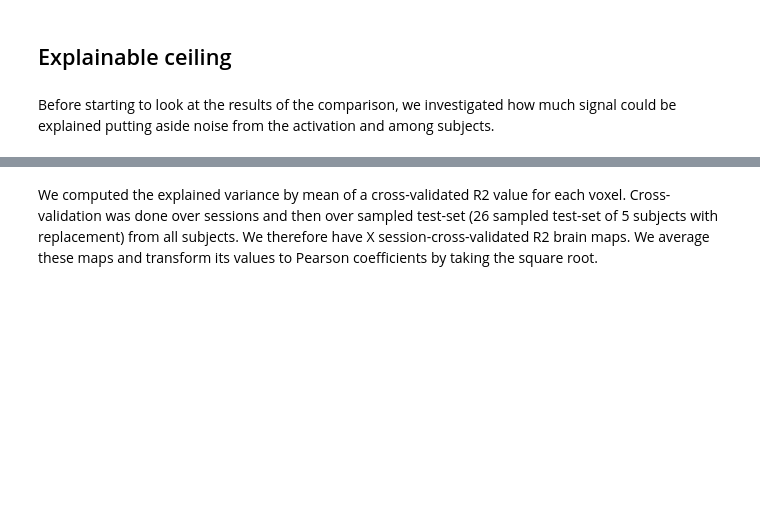
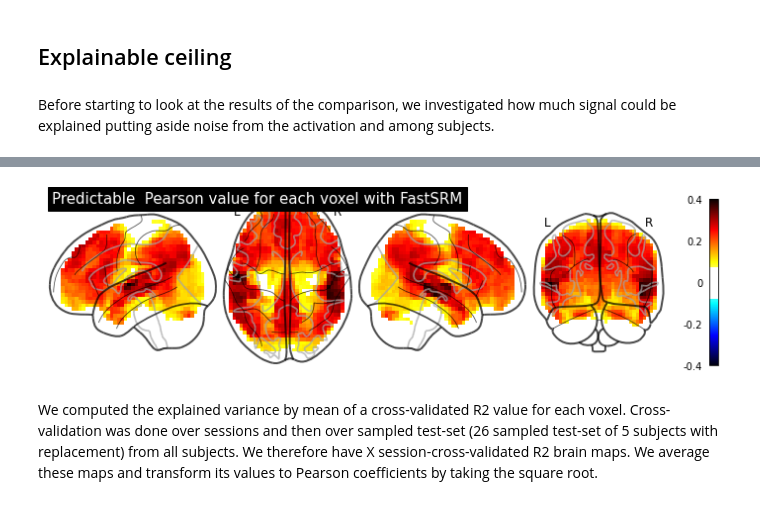
Before and after one commit to AlexandrePsq/LePetitPrince, a Jupyter notebook: fMRI/ModelComparison.ipynb, the cells around one changed output, grey strips where cells are left out. Cells and saved outputs as stored; diff of their text form; code cells hidden in the pictures; blank space fills up the shorter version.

```diff
--- a/fMRI/ModelComparison.ipynb
+++ b/fMRI/ModelComparison.ipynb
@@ -67,0 +73,13 @@ MASKER_PATH = f"/neurospin/unicog/protocols/IRMf/LePetitPrince_Pallier_2018/LePe
+# %%
+logger = Logger(os.path.join(PROJECT_PATH, 'logs.txt'))
+
+global_masker_50 = reporting.fetch_masker(f"{ALL_MASKS_PATH}/global_masker_{language}"
+, language, FMRIDATA_PATH, INPUT_PATH, smoothing_fwhm=None, logger=logger)
+global_masker_95 = reporting.fetch_masker(f"{ALL_MASKS_PATH}/global_masker_95%_{language}"
+, language, FMRIDATA_PATH, INPUT_PATH, smoothing_fwhm=None, logger=logger)
+
+
+original_masker = global_masker_50
+new_masker = global_masker_95
+original_masker.set_params(detrend=False, standardize=False)
+new_masker.set_params(detrend=False, standardize=False)
@@ -80,12 +106,14 @@ gc.collect()
 # %%
 path_to_fast_srm_data = '/neurospin/unicog/protocols/IRMf/LePetitPrince_Pallier_2018/LePetitPrince/oldstuff/fastsrm/'
 # %%
-files = sorted(glob.glob(os.path.join(path_to_fast_srm_data, 'sub-*/R2_sub-*.npy')))
+files = sorted(glob.glob(os.path.join(path_to_fast_srm_data, 'sub-*/Pearson_sub-*.npy')))
 data = [new_masker.inverse_transform(np.load(file_)) for file_ in files]
-img = mean_img(data)
+threshold_img = mean_img(data)
 # %%
-plotting.plot_glass_brain(img, colorbar=True, display_mode='lzry', plot_abs=False, title='Predictable R2 value for each voxel with FastSRM')
+plotting.plot_glass_brain(threshold_img, colorbar=True, display_mode='lzry', plot_abs=False, title='Predictable  Pearson value for each voxel with FastSRM')
 plt.show()
+# %% [output]
+[figure, added]
 # %% [markdown]
 We computed the explained variance by mean of a cross-validated R2 value for each voxel.
 Cross-validation was done over sessions and then over sampled test-set (26 sampled test-set of 5 subjects with replacement) from all subjects.
```
Also changed, not shown: parts of 30 cells of this notebook, 3 other files.
